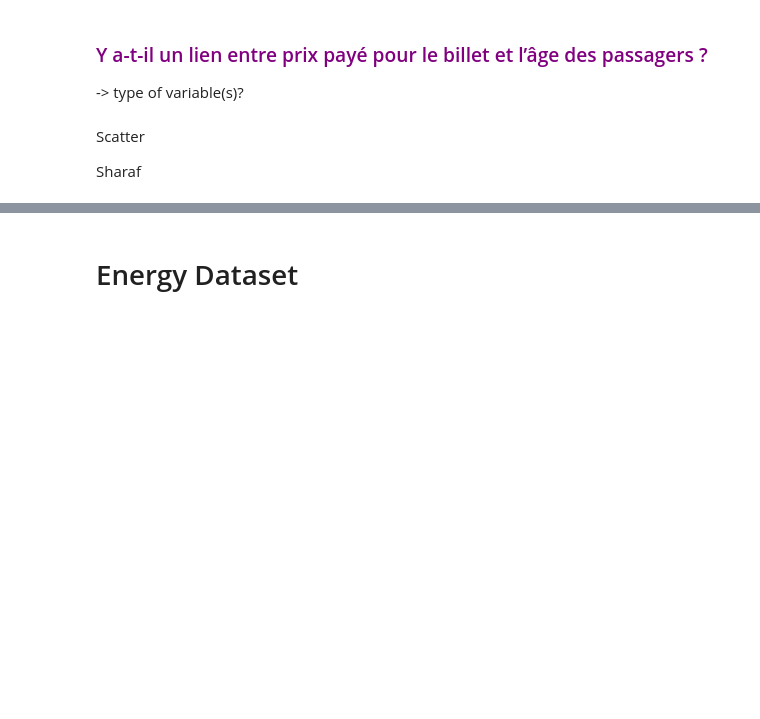
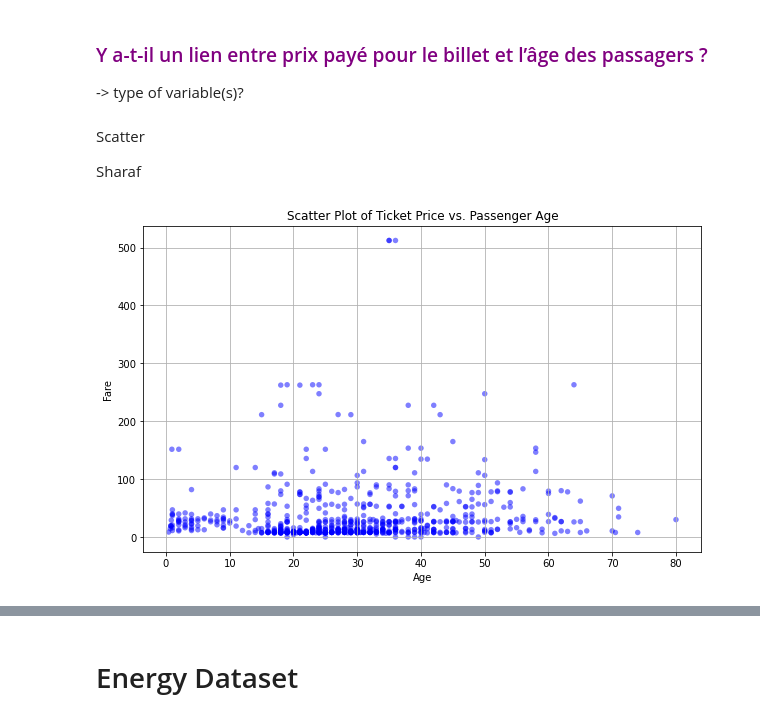
Before and after one commit to eusoumarkinhoz/DataViz2---project, a Jupyter notebook: DataViz2.ipynb, the cells around one changed output, grey strips where cells are left out. Cells and saved outputs as stored; diff of their text form; code cells hidden in the pictures; blank space fills up the shorter version.

Commit message:
correlation between passenger age and ticket price

```diff
--- a/DataViz2.ipynb
+++ b/DataViz2.ipynb
@@ -131,3 +131,15 @@ Benjamin
 Scatter
 
 Sharaf
+# %%
+
+
+plt.figure(figsize=(10, 6))
+plt.scatter(df_titanic['Age'], df_titanic['Fare'], alpha=0.5, c='blue', edgecolors='none', s=30)
+plt.title('Scatter Plot of Ticket Price vs. Passenger Age')
+plt.xlabel('Age')
+plt.ylabel('Fare')
+plt.grid(True)
+plt.show()
+# %% [output]
+[figure, added]
```
Also changed, not shown: parts of 1 cell of this notebook.
